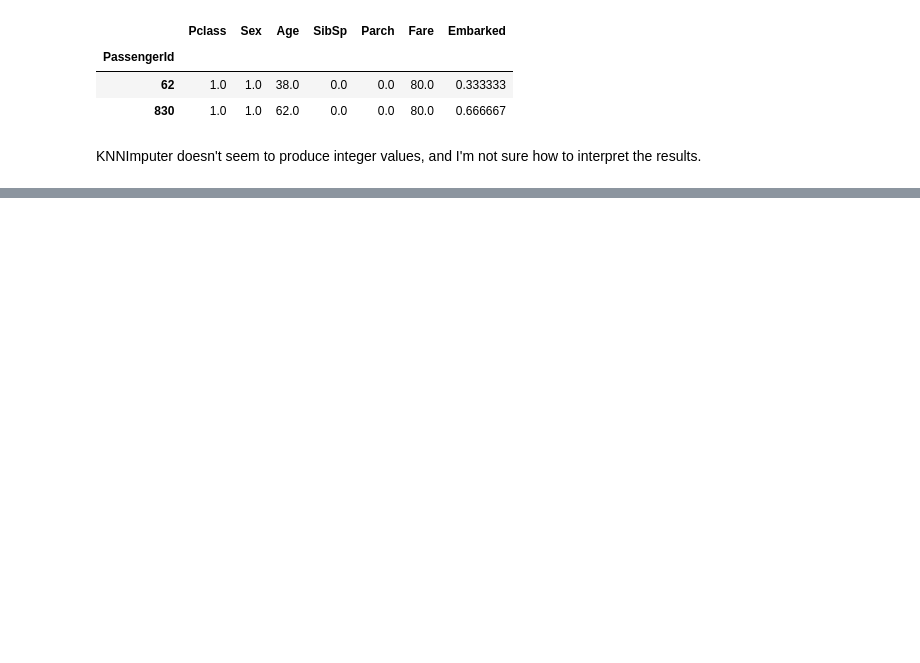
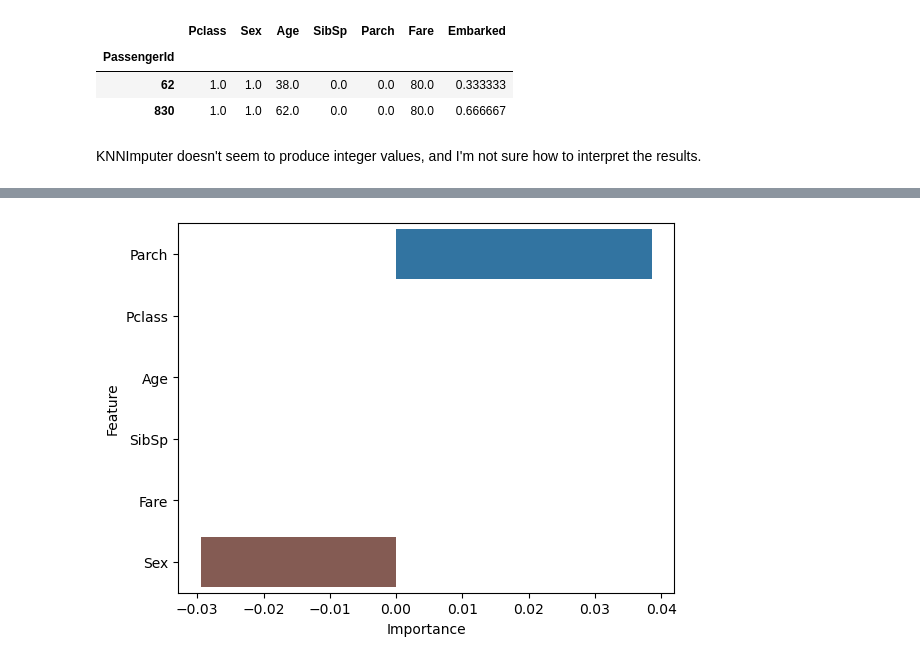
Before and after one commit to ADPriceless/TDA_Assignment_Titanic, a Jupyter notebook: embarked_impute.ipynb, the cells around one changed output, grey strips where cells are left out. Drawn from its saved outputs; the diff is of its cells as text; code cells hidden in the pictures; blank space fills up the shorter version.

Commit message:
add logistic regression and tidy up notebook

```diff
--- a/embarked_impute.ipynb
+++ b/embarked_impute.ipynb
@@ -12,0 +18,10 @@ from datassist import log_results
+# %%
+# Server
+START_MLFLOW_TRACKING_SERVER = False
+LOG_RANDOM_FOREST_RESULTS = False
+LOG_LOGISTIC_REGRESSION_RESULTS = True
+
+
+# Model Training/ Evaluation
+RANDOM_STATE = 42
+SCORING = 'f1_weighted' # 'accuracy', 'roc_auc'
@@ -92,6 +113,4 @@ Name: Embarked, dtype: int32
 # %%
-RANDOM_STATE = 42
-
 clf = RandomForestClassifier(random_state=RANDOM_STATE)
 
 n_items = 20
@@ -104,6 +123,6 @@ param_distributions = {
 }
 
 rand_search = RandomizedSearchCV(
-    clf, param_distributions, random_state=RANDOM_STATE, n_jobs=-1, n_iter=100
+    clf, param_distributions, random_state=RANDOM_STATE, n_jobs=-1, n_iter=100,
+    scoring=SCORING
 )
-rand_search.fit(X_train, y_train)
@@ -234,0 +309,2 @@ KNNImputer doesn't seem to produce integer values, and I'm not sure how to inter
+# %%
+pipe.fit(X_train, y_train)
@@ -234,0 +363,7 @@ KNNImputer doesn't seem to produce integer values, and I'm not sure how to inter
+# %%
+examine_results.plot_feature_importances(
+    pipe,
+    feature_names=X_train.columns
+)
+# %% [output]
+[figure, added]
```
Also changed, not shown: parts of 44 cells of this notebook.
